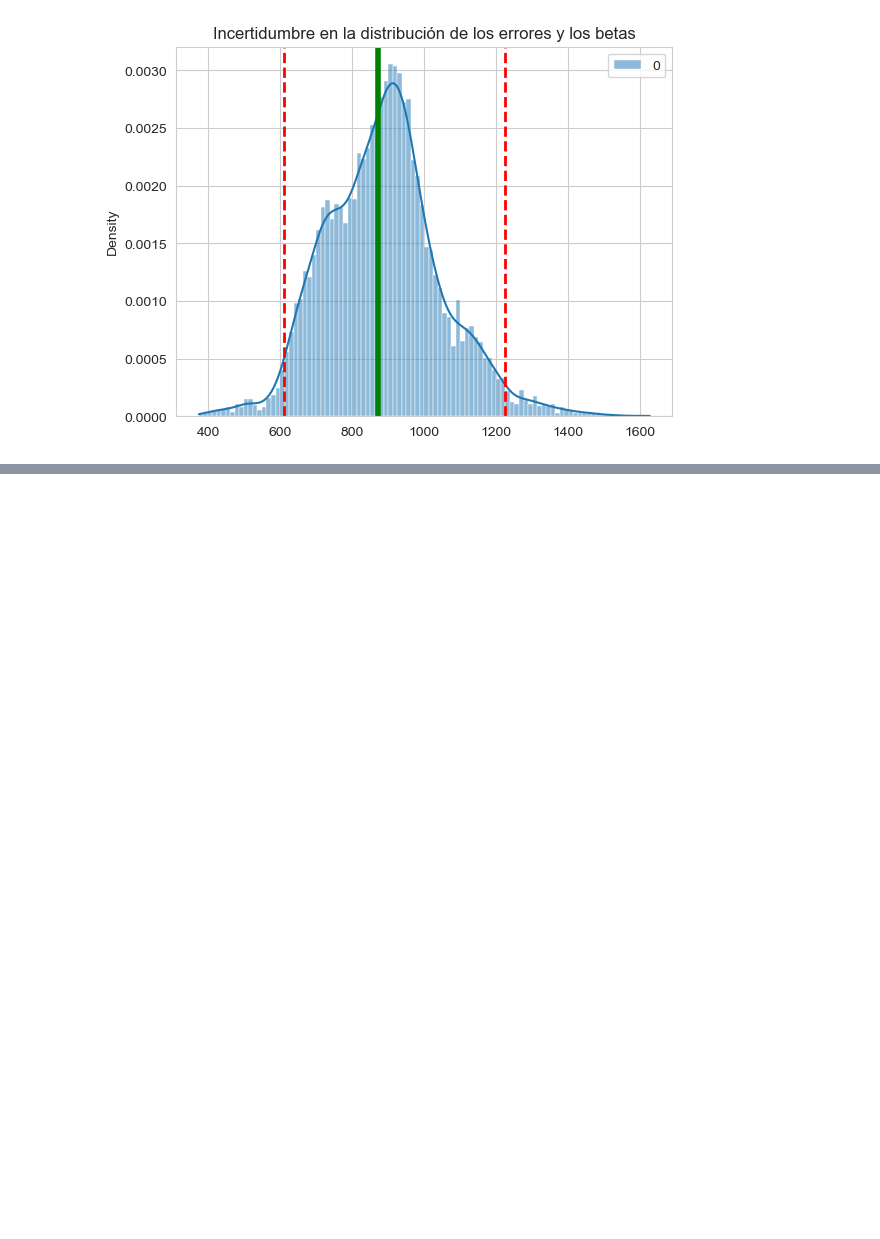
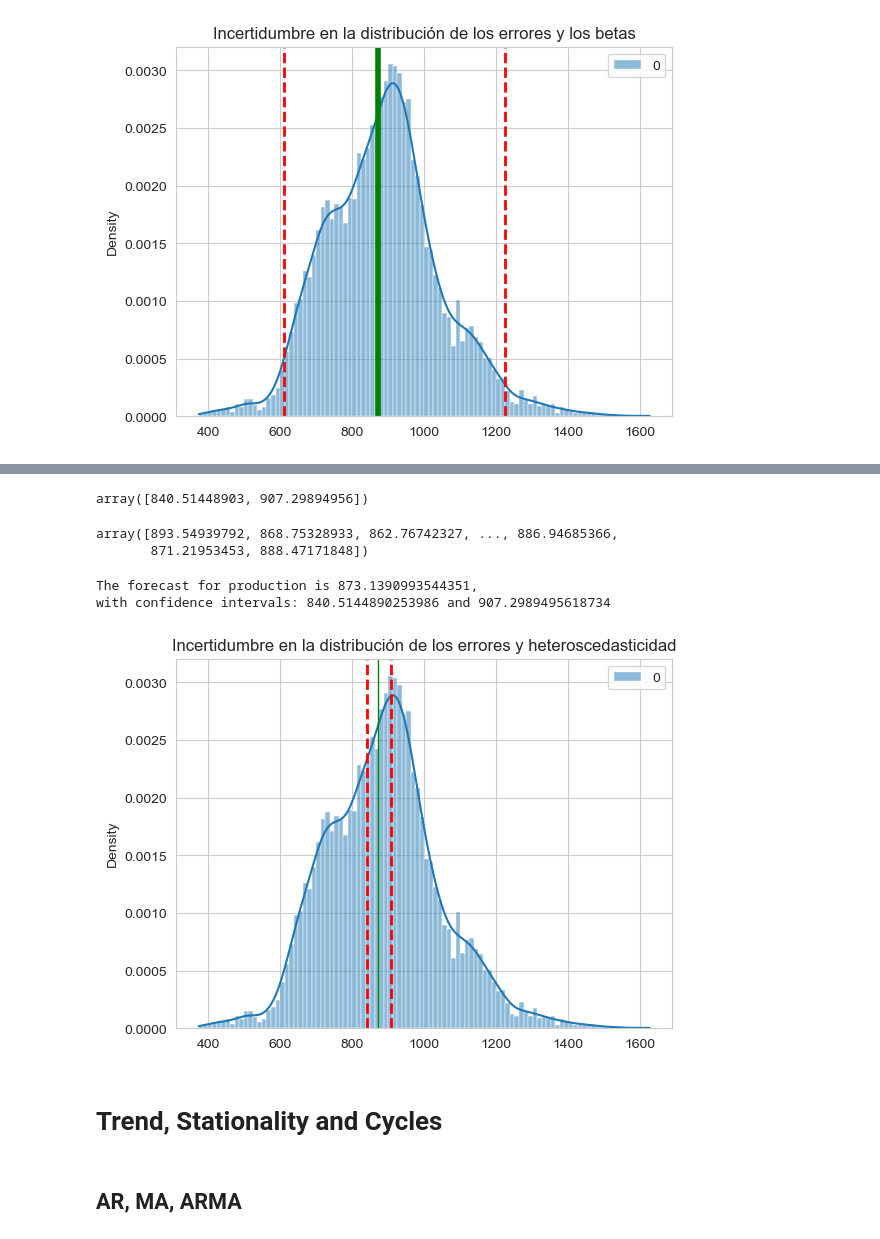
Before and after one commit to remg1997/time_series, a Jupyter notebook: Taller1/Taller1.ipynb, the cells around one changed output, grey strips where cells are left out. Saved outputs shown, nothing was run; the diff lists cells and outputs as text; code cells hidden in the pictures; blank space fills up the shorter version.

```diff
--- a/Taller1/Taller1.ipynb
+++ b/Taller1/Taller1.ipynb
@@ -498,0 +553,34 @@ plt.savefig('./plots/density_1,2,7.png', dpi = dpi)
+# %%
+new_variance = aux_mod.predict(act_values).values[0]
+# %%
+sampled_errors = np.random.normal(0, (new_variance), 10000)
+# %%
+sample_added = np.exp(sampled_errors + new_pred)
+# %%
+density = np.percentile(sample_added, [2.5,97.5])
+density
+# %% [output]
+array([840.51448903, 907.29894956])
+# %%
+sample_added
+# %% [output]
+array([893.54939792, 868.75328933, 862.76742327, ..., 886.94685366,
+       871.21953453, 888.47171848])
+# %%
+print(f"The forecast for production is {new_pred_norm[0]},\nwith confidence intervals: {density[0]} and {density[1]}")
+# %% [output]
+The forecast for production is 873.1390993544351,
+with confidence intervals: 840.5144890253986 and 907.2989495618734
+# %%
+sns.histplot(norm_preds,  stat = 'density', kde = True, bins = 100)
+plt.axvline(density[0], color='r', linestyle='--', lw=2)
+plt.axvline(density[1], color='r', linestyle='--', lw=2)
+plt.axvline(new_pred_norm, color = 'g', lw = 1)
+plt.title('Incertidumbre en la distribución de los errores y heteroscedasticidad')
+plt.savefig('./plots/density_1,2,9.png', dpi = dpi)
+# %% [output]
+[figure, added]
+# %% [markdown]
+# Trend, Stationality and Cycles
+# %% [markdown]
+##  AR, MA, ARMA
```
Also changed, not shown: parts of 36 cells of this notebook.
